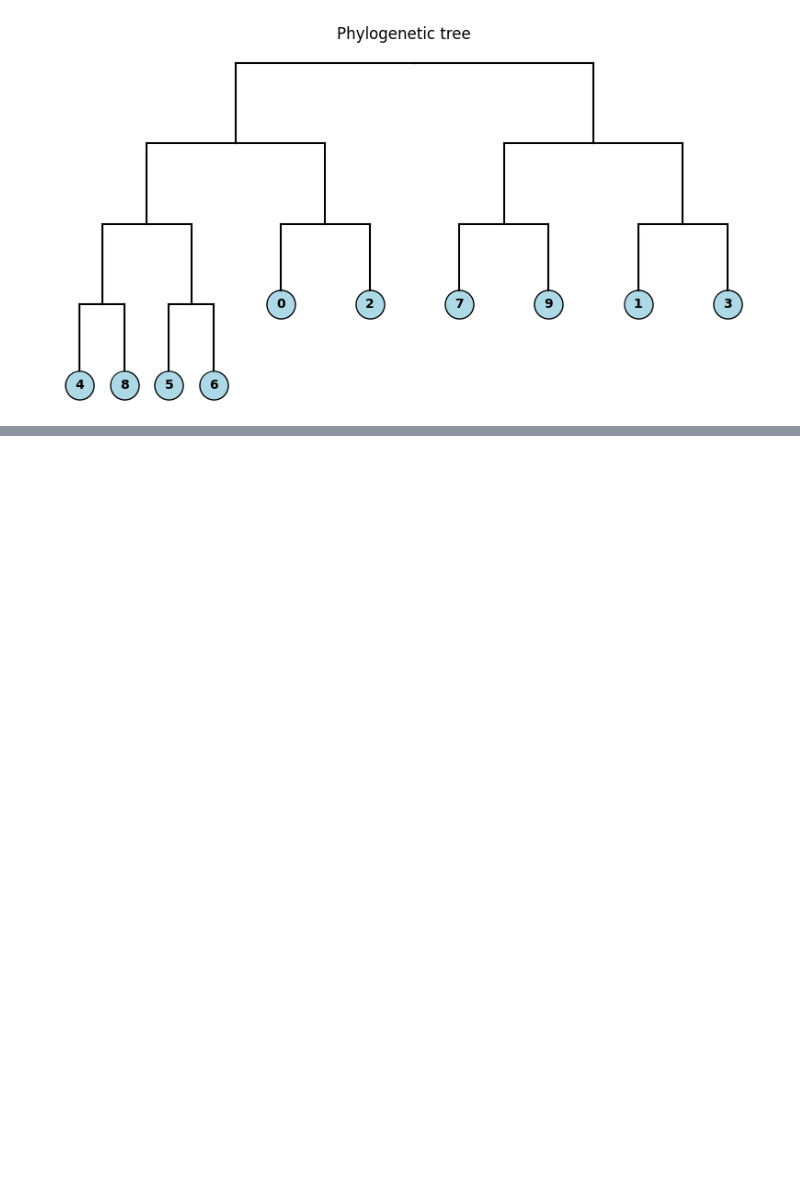
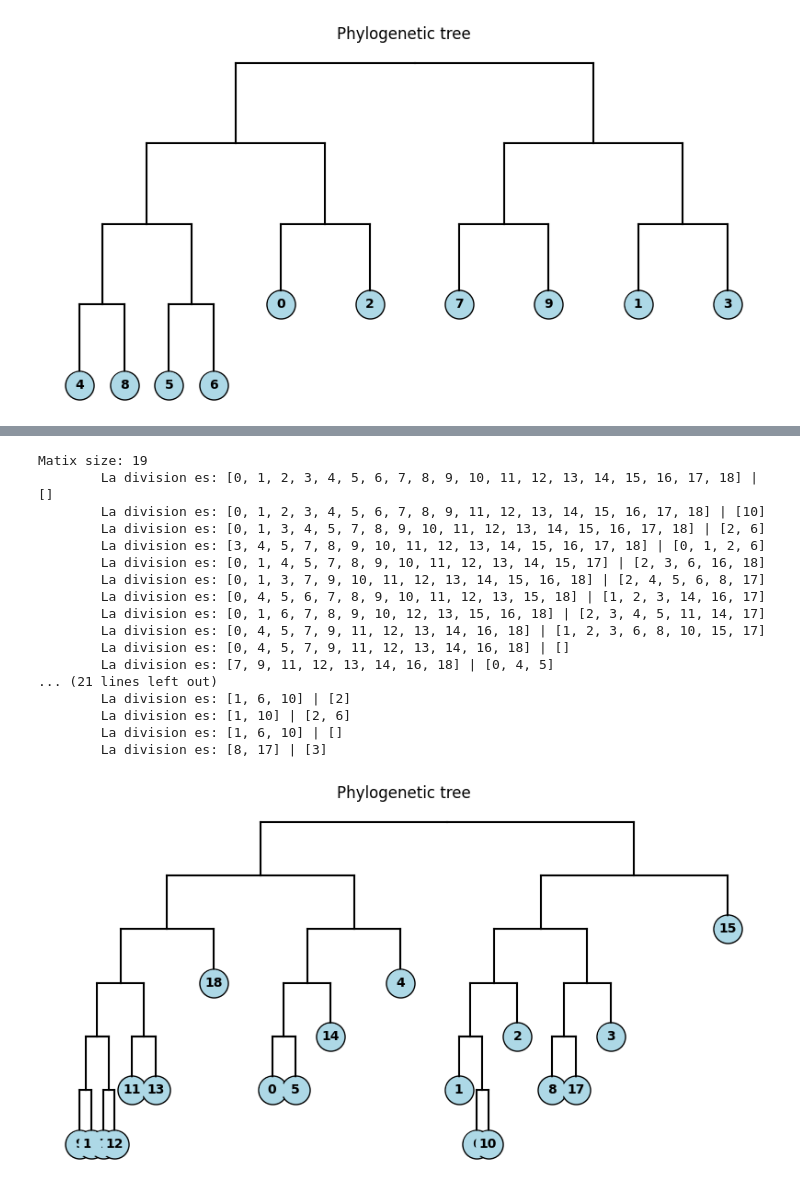
Before and after one commit to Nicofero/PhyloTree_ReConst, a Jupyter notebook: gate_methods_tree.ipynb, the cells around one changed output, grey strips where cells are left out. Saved outputs shown, nothing was run; the diff lists cells and outputs as text; code cells hidden in the pictures; blank space fills up the shorter version.

```diff
--- a/gate_methods_tree.ipynb
+++ b/gate_methods_tree.ipynb
@@ -1243,0 +1277,34 @@ tree.display_tree()
+# %%
+distance_matrix = np.loadtxt('benchmarking matrices/Puccinia_graminis/0-1374_Phy008O5P7_PUCGT_matrix.txt')
+print('Matix size:', distance_matrix.shape[0])
+estimator = AerEstimator(
+    options={
+                            "backend_options": {
+                                "method": "automatic",   # exact simulation — same as StatevectorEstimator
+                                "device": "CPU",           # swap to "GPU" if you have a CUDA-capable card
+                                "max_parallel_threads": 0, # 0 = use all available cores
+                                "max_parallel_experiments":0
+                            }
+                        }
+)
+tree = pce_phylo_tree_qiskit(distance_matrix,timer=Timer(0.0),estimator=estimator)
+tree.display_tree()
+# %% [output]
+Matix size: 19
+        La division es: [0, 1, 2, 3, 4, 5, 6, 7, 8, 9, 10, 11, 12, 13, 14, 15, 16, 17, 18] | []
+        La division es: [0, 1, 2, 3, 4, 5, 6, 7, 8, 9, 11, 12, 13, 14, 15, 16, 17, 18] | [10]
+        La division es: [0, 1, 3, 4, 5, 7, 8, 9, 10, 11, 12, 13, 14, 15, 16, 17, 18] | [2, 6]
+        La division es: [3, 4, 5, 7, 8, 9, 10, 11, 12, 13, 14, 15, 16, 17, 18] | [0, 1, 2, 6]
+        La division es: [0, 1, 4, 5, 7, 8, 9, 10, 11, 12, 13, 14, 15, 17] | [2, 3, 6, 16, 18]
+        La division es: [0, 1, 3, 7, 9, 10, 11, 12, 13, 14, 15, 16, 18] | [2, 4, 5, 6, 8, 17]
+        La division es: [0, 4, 5, 6, 7, 8, 9, 10, 11, 12, 13, 15, 18] | [1, 2, 3, 14, 16, 17]
+        La division es: [0, 1, 6, 7, 8, 9, 10, 12, 13, 15, 16, 18] | [2, 3, 4, 5, 11, 14, 17]
+        La division es: [0, 4, 5, 7, 9, 11, 12, 13, 14, 16, 18] | [1, 2, 3, 6, 8, 10, 15, 17]
+        La division es: [0, 4, 5, 7, 9, 11, 12, 13, 14, 16, 18] | []
+        La division es: [7, 9, 11, 12, 13, 14, 16, 18] | [0, 4, 5]
+... (21 lines left out)
+        La division es: [1, 6, 10] | [2]
+        La division es: [1, 10] | [2, 6]
+        La division es: [1, 6, 10] | []
+        La division es: [8, 17] | [3]
+[figure, added]
```
Also changed, not shown: parts of 7 cells of this notebook, 1 other file.
